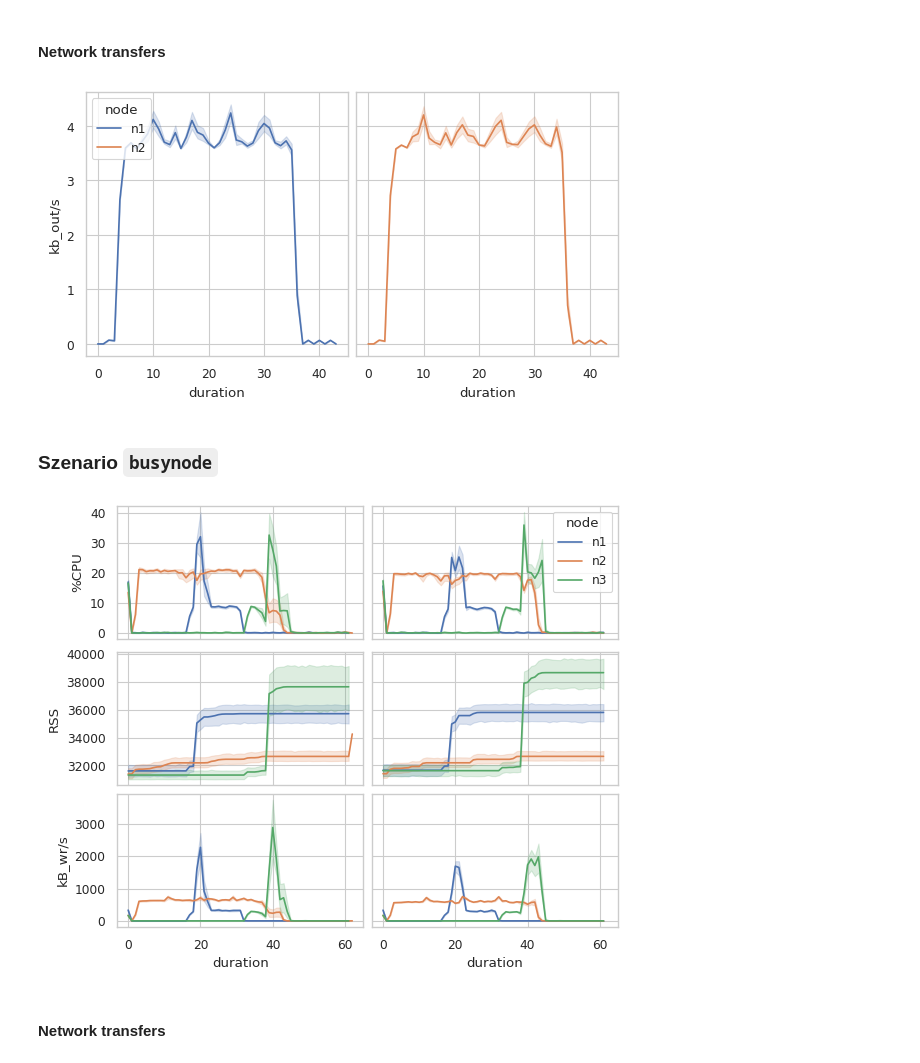
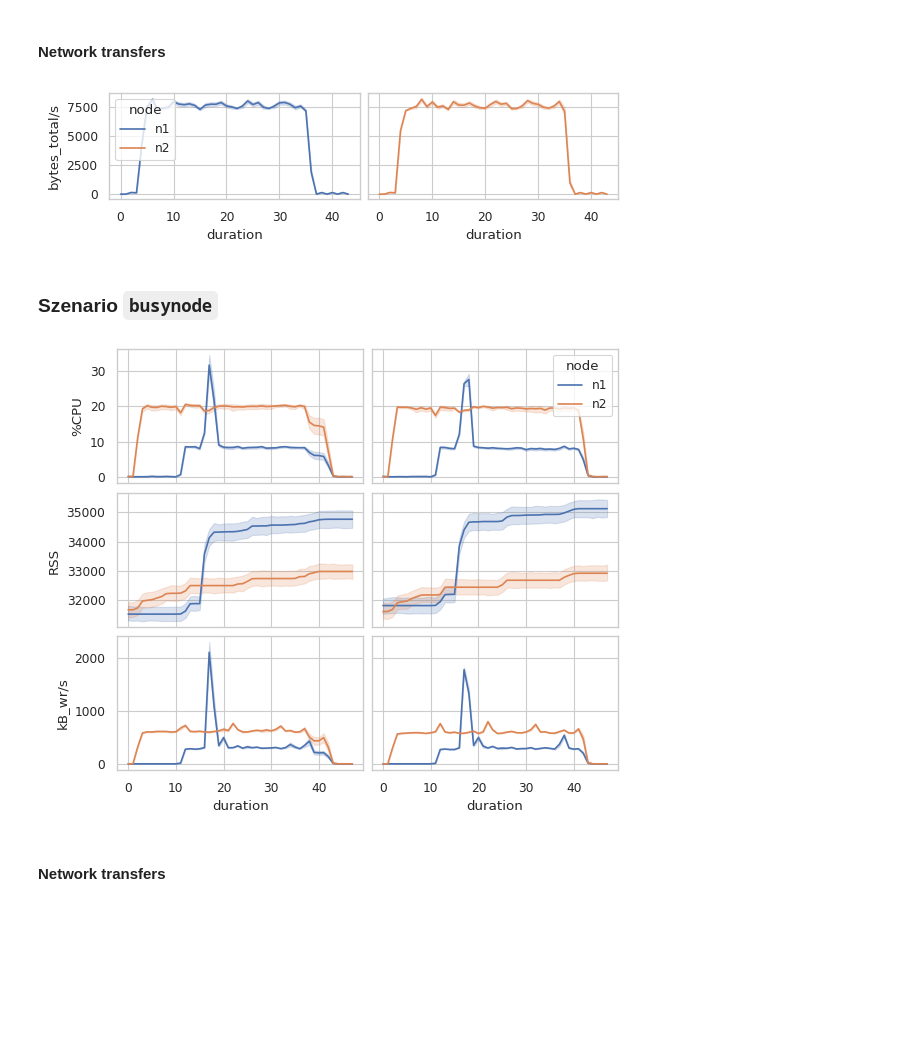
Before and after one commit to teschmitt/monntpy-lab, a Jupyter notebook: EvalNeworkSimulation.ipynb, the cells around one changed output. Drawn from its saved outputs; the diff is of its cells as text; code cells hidden in the pictures; blank space fills up the shorter version.

Commit message:
new diagrams, no more copying of files when running series

```diff
--- a/EvalNeworkSimulation.ipynb
+++ b/EvalNeworkSimulation.ipynb
@@ -82,5 +82,5 @@ scen_dir = "1k"
 # %% [markdown]
 #### CPU utilization, memory usage, and storage writes
 # %%
-pidstat_df = get_pidstat_df(scen_dir=scen_dir, nodes=nodes)
+pidstat_1k_df = get_pidstat_df(scen_dir=scen_dir_1k, nodes=nodes_1k)
 # %%
@@ -121,24 +138,24 @@ fig.savefig("ch6_1k_net.pdf")
 
 In this scenario, two nodes are within range of eachother continuously. On each node, news clients send articles every 0.3 seconds after an initial delay of 2 seconds. These are first processed by the local moNNT.py and dtnd instances before being sent to the other node, where they are also processed and integrated into the database, respectively store.
 # %%
-nodes = ["n1", "n2"]
-scen_dir = "always_on"
+nodes_ao = ["n1", "n2"]
+scen_dir_ao = "always_on"
 # %% [markdown]
 #### CPU utilization, memory usage, and storage writes
 # %%
-pidstat_df = get_pidstat_df(scen_dir=scen_dir, nodes=nodes)
+pidstat_ao_df = get_pidstat_df(scen_dir=scen_dir_ao, nodes=nodes_ao)
 # %%
-stats = ["%CPU", "RSS", "kB_wr/s"]
-cols, rows = [1, len(stats)]
+stats_ao = ["%CPU", "RSS", "kB_wr/s"]
+cols_ao, rows_ao = [1, len(stats_ao)]
 
-fig, ax = plt.subplots(rows, cols, figsize=(linewidth, rows*3.2*cm), constrained_layout=True, sharex=True)
-for i, g in enumerate(stats):
-    sns.lineplot(data=pidstat_df, x="duration", y=g, hue="node", ax=ax[i], errorbar=None)
+fig_ao, ax_ao = plt.subplots(rows_ao, cols_ao, figsize=(linewidth, rows_ao*3.2*cm), constrained_layout=True, sharex=True)
+for i, g in enumerate(stats_ao):
+    sns.lineplot(data=pidstat_ao_df, x="duration", y=g, hue="node", ax=ax_ao[i], errorbar=None)
     if i > 0:
-        ax[i].get_legend().remove()
+        ax_ao[i].get_legend().remove()
 
 # save legend for later on
-global_handles, global_labels = ax[0].get_legend_handles_labels()
+global_handles, global_labels = ax_ao[0].get_legend_handles_labels()
 # %% [output]
 [figure]
 # %%
@@ -146,16 +163,16 @@ fig.savefig("ch6_always_on_cpu_str.pdf")
 # %% [markdown]
 #### Network transfers
 # %%
-net_df = get_network_df(scen_dir=scen_dir, nodes=nodes)
+net_ao_df = get_network_df(scen_dir=scen_dir_ao, nodes=nodes_ao)
 # y_cols = ["kb_in/s", "kb_out/s"]  # ,
-y_cols = ["bytes_total/s"]
+y_cols_net_ao = "bytes_total/s"
 
-fig, ax = plt.subplots(1, len(nodes), figsize=(linewidth, 2*4*cm), constrained_layout=True, sharey=True, sharex=True)
-for i, n in enumerate(nodes):
+fig_net_ao, ax_net_ao = plt.subplots(1, len(nodes_ao), figsize=(linewidth, 4*cm), constrained_layout=True, sharey=True, sharex=True)
+for i, n in enumerate(nodes_ao):
     sns.lineplot(
-        data=net_df[(net_df["iface_name"] == "total") & (net_df["node"] == n)],
-        x="duration", y=y_col, color=sns.color_palette()[i], ax=ax[i])
-_ = ax[0].legend(title="node", handles=global_handles, labels=global_labels, loc='upper left')
+        data=net_ao_df[(net_ao_df["iface_name"] == "total") & (net_ao_df["node"] == n)],
+        x="duration", y=y_cols_net_ao, color=sns.color_palette()[i], ax=ax_net_ao[i])
+_ = ax_net_ao[0].legend(title="node", handles=global_handles, labels=global_labels, loc='upper left')
 # %% [output]
-[figure, old version]
+[figure, new version]
 # %%
@@ -171,12 +188,12 @@ pidstat_zip_df = get_pidstat_df(scen_dir=scen_dir_zip, nodes=nodes)
 # %%
-cols, rows = [2, 3]
+cols_bn, rows_bn = [2, 3]
 
-fig, ax = plt.subplots(rows, cols, figsize=(linewidth, 3*4*cm), constrained_layout=True, sharex=True, sharey="row")
+fig_bn, ax_bn = plt.subplots(rows_bn, cols_bn, figsize=(linewidth, rows_bn*4*cm), constrained_layout=True, sharex=True, sharey="row")
 for i, g in enumerate(["%CPU", "RSS", "kB_wr/s"]):
-    sns.lineplot(data=pidstat_nozip_df, x="duration", y=g, hue="node", ax=ax[i][0], legend=False)
-    sns.lineplot(data=pidstat_zip_df, x="duration", y=g, hue="node", ax=ax[i][1])
+    sns.lineplot(data=pidstat_bn_nozip_df, x="duration", y=g, hue="node", ax=ax_bn[i][0], legend=False)
+    sns.lineplot(data=pidstat_bn_zip_df, x="duration", y=g, hue="node", ax=ax_bn[i][1])
     if i > 0:
-        ax[i][1].get_legend().remove()
+        ax_bn[i][1].get_legend().remove()
 # %% [output]
-[figure, old version]
+[figure, new version]
 # %%
```
Also changed, not shown: parts of 16 cells of this notebook, 1 other file.
